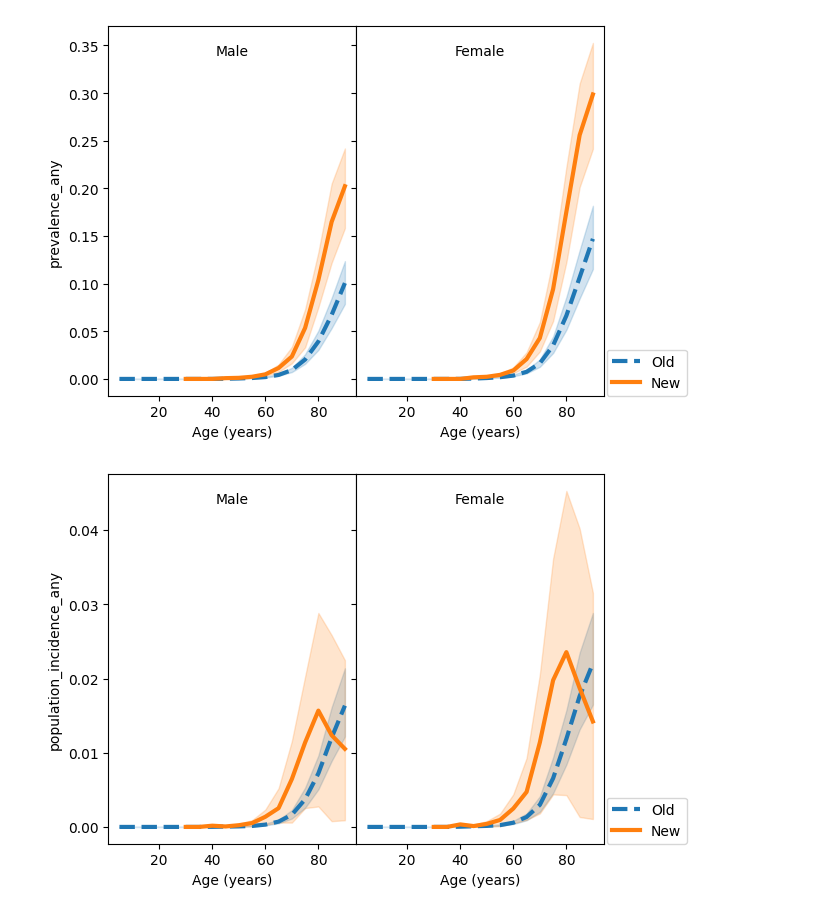
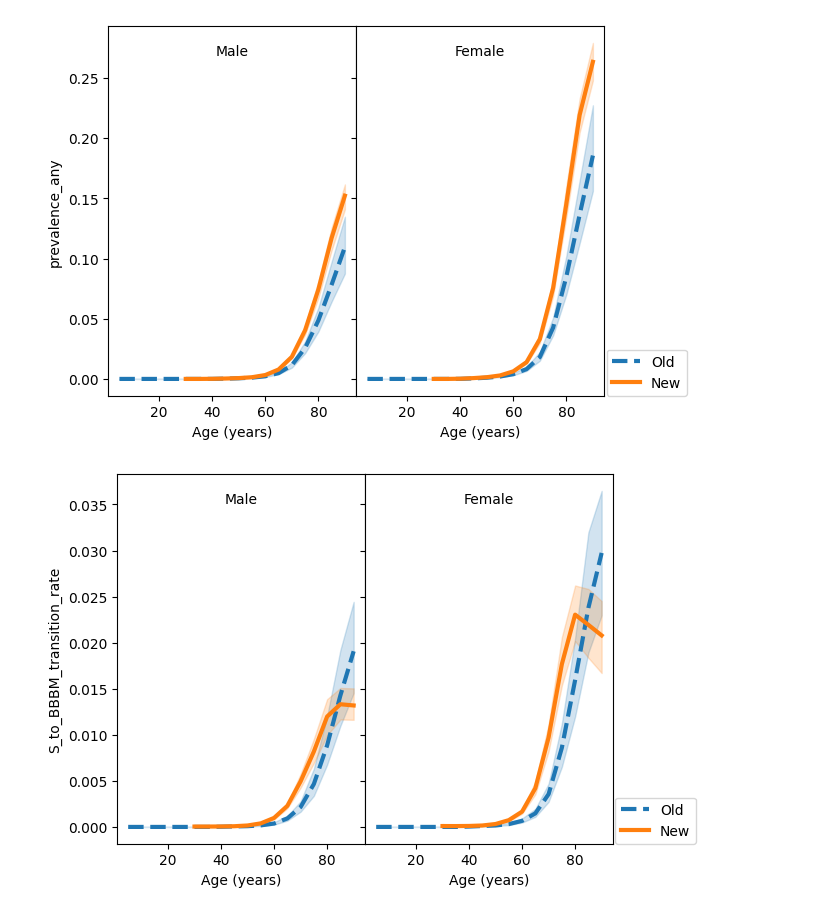
Before and after one commit to ihmeuw/vivarium_csu_alzheimers, a Jupyter notebook: generate_and_test_consistent_rates.ipynb, the cells around one changed output. Saved outputs shown, nothing was run; the diff lists cells and outputs as text; code cells hidden in the pictures.

```diff
--- a/generate_and_test_consistent_rates.ipynb
+++ b/generate_and_test_consistent_rates.ipynb
@@ -19,3 +17,3 @@ WARNING:2025-10-21 09:44:47,812:jax._src.xla_bridge:864: An NVIDIA GPU may be pr
 # %%
-art = Artifact(path='united_states_of_america.hdf')
+art = Artifact(path='singapore.hdf')
 # %%
@@ -40,12 +64,19 @@ art = Artifact(path='united_states_of_america.hdf')
 # %%
 # write_or_replace(art, 'cause.alzheimers_consistent.susceptible_to_bbbm_transition_count', df)
 # %%
+def data_etl(data):
+    values = data.to_numpy()
+    summary = pd.concat(
+        [data.index.to_frame(index=False),
+         pd.DataFrame({'mean': values.mean(axis=1),
+                       '2.5%': np.quantile(values, 0.025, axis=1),
+                       '97.5%': np.quantile(values, 0.975, axis=1)})],
+        axis=1,
+    )
+    return summary[summary.age_end <= 95]
+
 def art_etl(key):
-    data = art.load(key)
-    data = (data.apply(pd.DataFrame.describe, percentiles=[0.025, 0.975], axis=1)
-            .filter(['mean', '2.5%', '97.5%']).reset_index())
-    data = data[data.age_end <= 95]
-    return data
+    return data_etl(art.load(key))
 # %%
 def age_group_plot(measure, art_old, art_new):
     fig, ax = plt.subplots(ncols=2, sharex=True, sharey=True)
@@ -83,13 +114,21 @@ age_group_plot('ode_errors', df_old, df_new)
 # %%
-df_old = art_etl('cause.alzheimers.prevalence')
-df_new = art_etl('cause.alzheimers_consistent.prevalence_any')
+# Old artifacts stored a single `cause.alzheimers.prevalence`; the refactor
+# split it into `ad_dementia_prevalence` + `mixed_dementia_prevalence`. Sum
+# the two for an apples-to-apples comparison against the new consistent
+# `alzheimers_prevalence` (all AD-attributable states: BBBM, MCI, dementia).
+df_old = data_etl(art.load('cause.alzheimers.ad_dementia_prevalence')
+                  + art.load('cause.alzheimers.mixed_dementia_prevalence'))
+df_new = art_etl('cause.alzheimers_consistent.alzheimers_prevalence')
 age_group_plot('prevalence_any', df_old, df_new)
 # %% [output]
-[figure, old version]
+[figure, new version]
 # %%
-df_old = art_etl('cause.alzheimers.population_incidence_rate')
-df_new = art_etl('cause.alzheimers_consistent.population_incidence_any')
-age_group_plot('population_incidence_any', df_old, df_new)
+# Compare the GBD AD-dementia incidence (old) against the consistent
+# S->BBBM transition rate (new). The latter replaces `population_incidence_any`.
+df_old = data_etl(art.load('cause.alzheimers.ad_dementia_population_incidence_rate')
+                  + art.load('cause.alzheimers.mixed_dementia_population_incidence_rate'))
+df_new = art_etl('cause.alzheimers_consistent.susceptible_to_bbbm_ad_transition_rate')
+age_group_plot('S_to_BBBM_transition_rate', df_old, df_new)
 # %% [output]
-[figure, old version]
+[figure, new version]
 # %%
```
Also changed, not shown: parts of 11 cells of this notebook.
